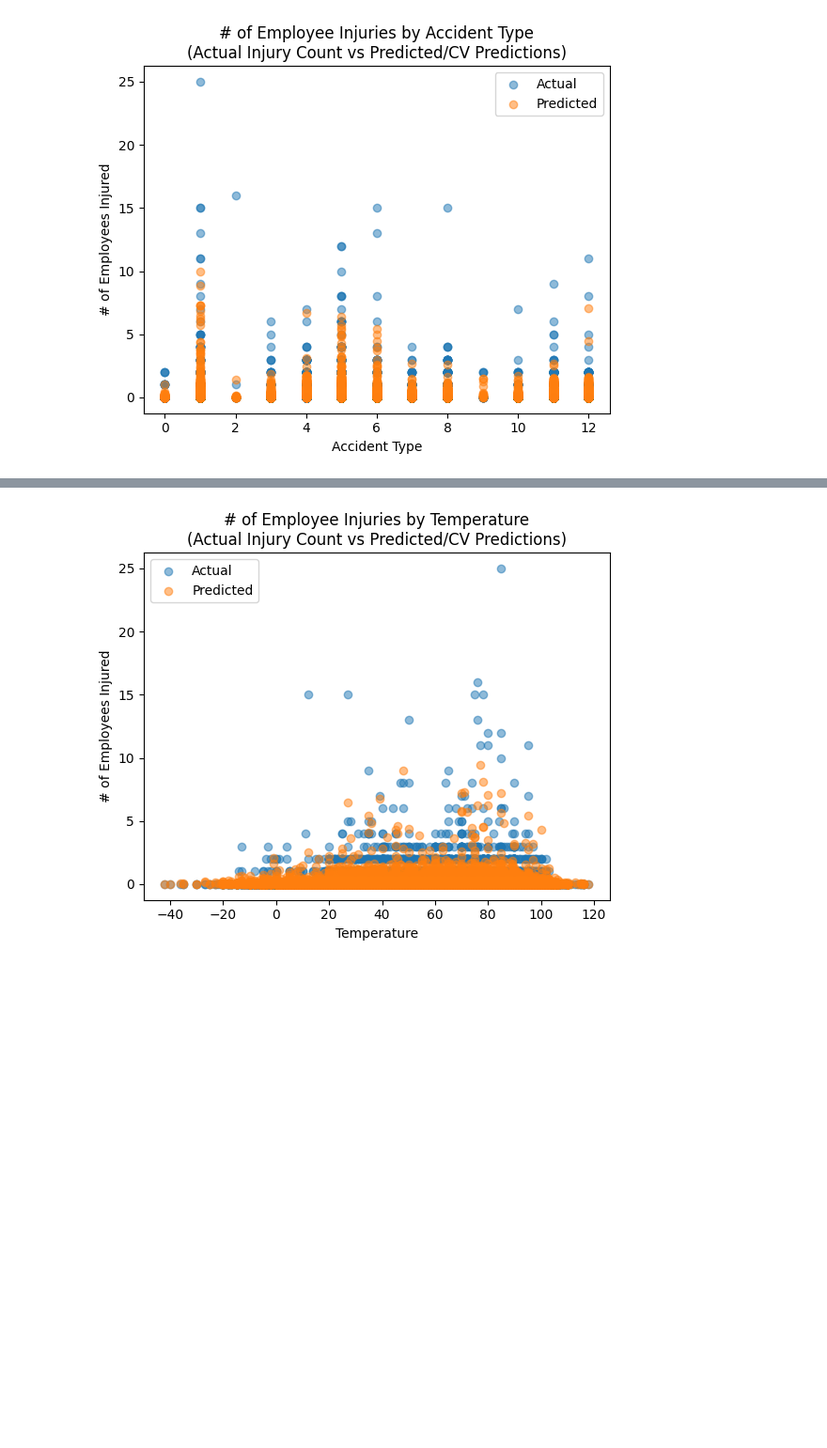
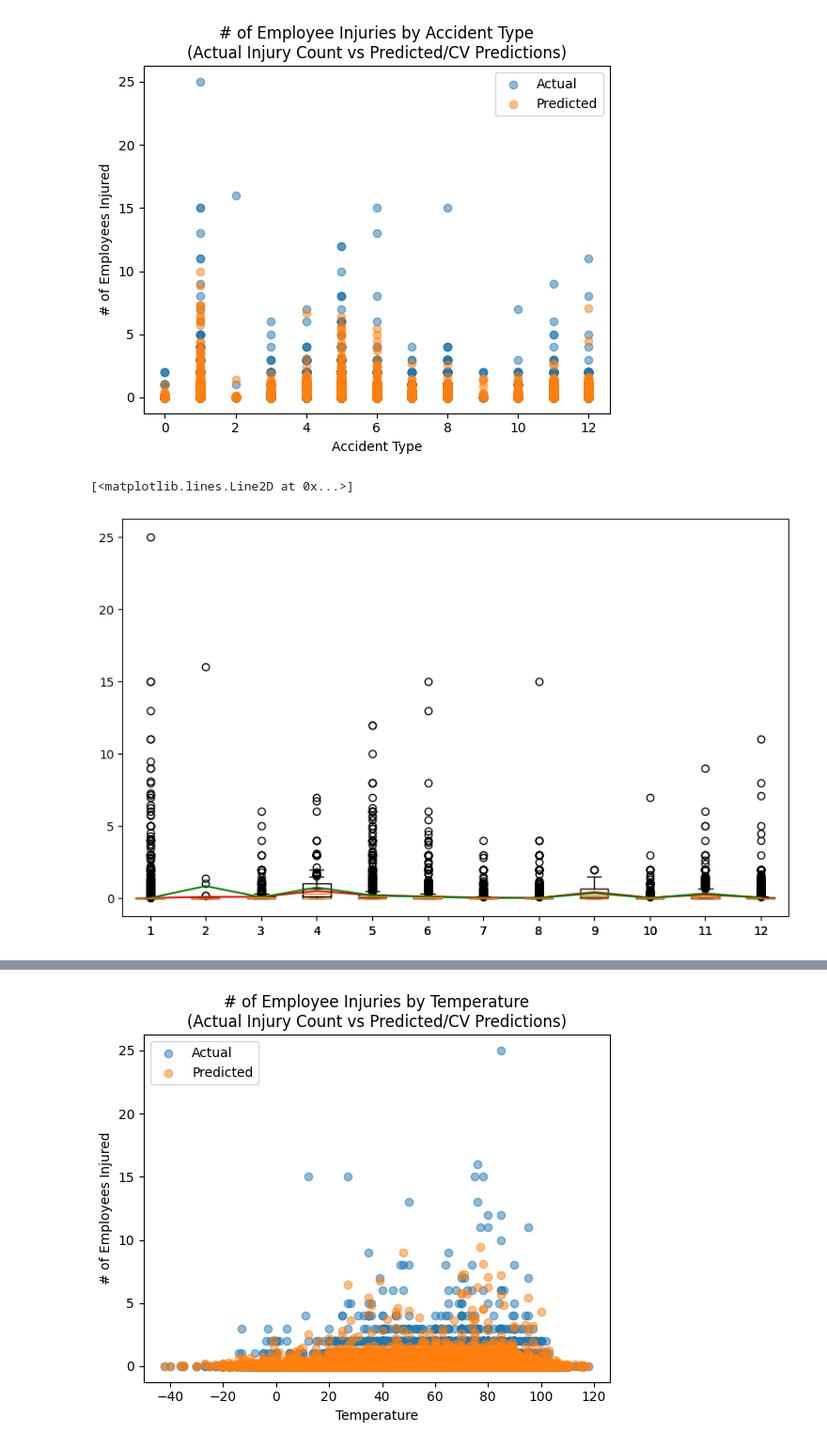
Before and after one commit to ndahlinuvm/Train-Derailment-287Project, a Jupyter notebook: rf-visuals.ipynb, the cells around one changed output, grey strips where cells are left out. Shown at 94% size. Saved outputs shown, nothing was run; the diff lists cells and outputs as text; code cells hidden in the pictures; blank space fills up the shorter version.

```diff
--- a/rf-visuals.ipynb
+++ b/rf-visuals.ipynb
@@ -484,3 +512,20 @@ plt.legend()
 plt.show()
 # %% [output]
 [figure]
+# %%
+# create plot with boxplot for cv_pred and actual across accident types
+plt.figure(figsize=(10,6))
+# the accident types are 1-12, so we will create a boxplot for each accident type
+plt.boxplot([cv_viz_df[cv_viz_df['Accident Type']==i]['cv_pred'] for i in range(1,13)],positions=range(1,13),widths=.5)
+#add lines to show mean for each accident type
+plt.plot(range(1,13),[cv_viz_df[cv_viz_df['Accident Type']==i]['cv_pred'].mean() for i in range(1,13)],color='red',label='Mean Predicted')
+plt.xlabel('Accident Type')
+plt.ylabel('# of Employees Injured')
+
+
+# create the same plot for actual
+plt.boxplot([cv_viz_df[cv_viz_df['Accident Type']==i]['actual'] for i in range(1,13)],positions=range(1,13),widths=.5)
+plt.plot(range(1,13),[cv_viz_df[cv_viz_df['Accident Type']==i]['actual'].mean() for i in range(1,13)],color='green',label='Mean Actual')
+# %% [output]
+[<matplotlib.lines.Line2D at 0x...>]
+[figure, added]
```
Also changed, not shown: parts of 7 cells of this notebook, 3 other files.
